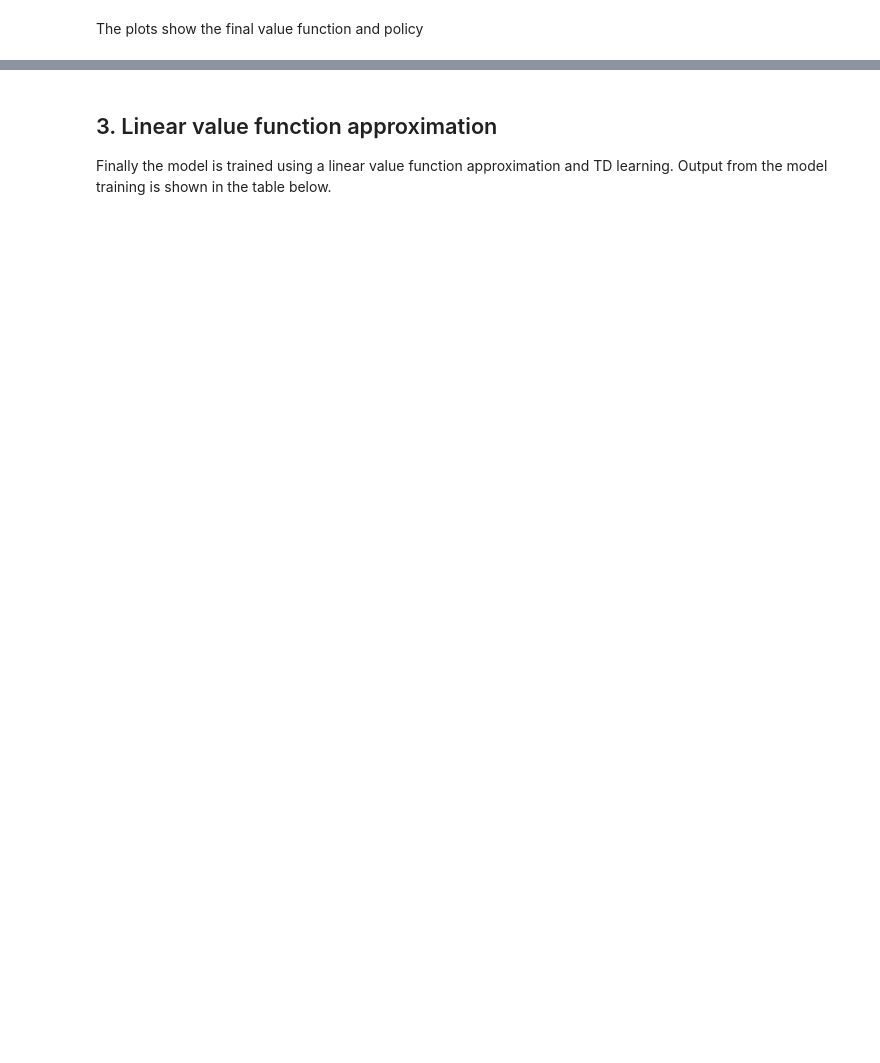
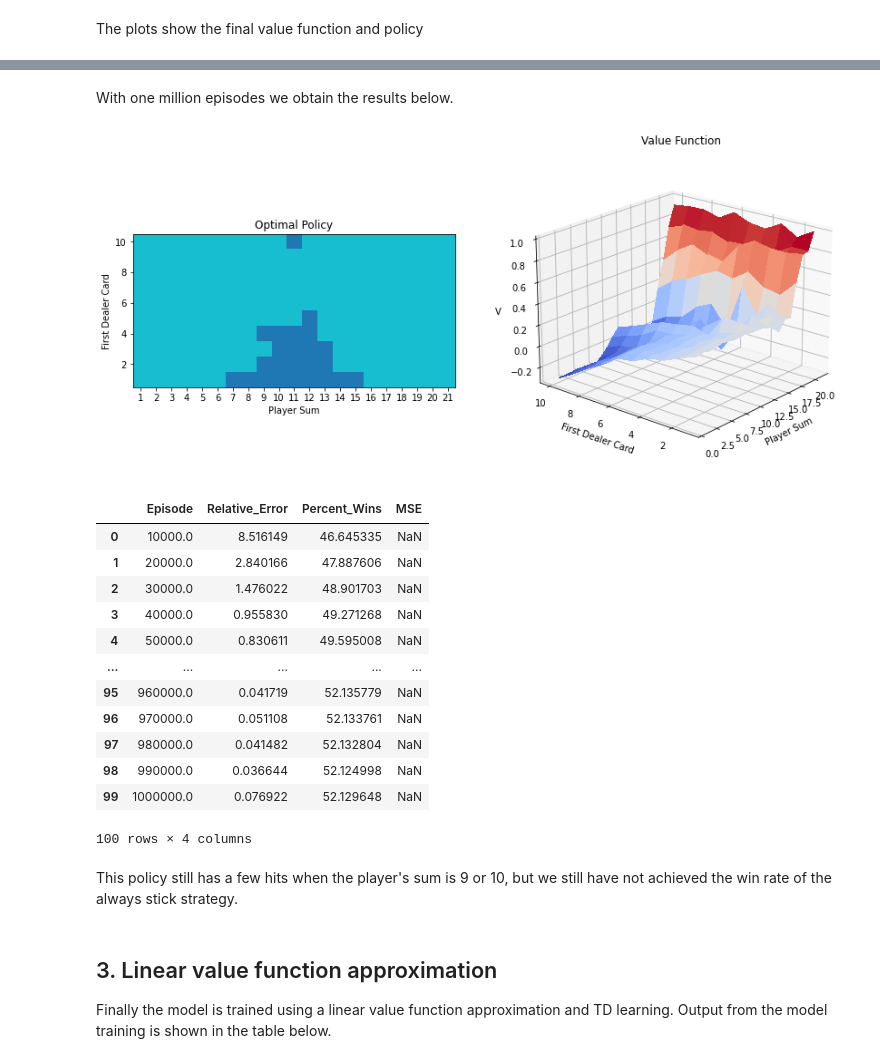
Before and after one commit to paulemms/Easy21Silver, a Jupyter notebook: Easy21.ipynb, the cells around one changed output, grey strips where cells are left out. Saved outputs shown, nothing was run; the diff lists cells and outputs as text; code cells hidden in the pictures; blank space fills up the shorter version.

```diff
--- a/Easy21.ipynb
+++ b/Easy21.ipynb
@@ -55,3 +96,26 @@ plt.plot_value_policy(model)
+# %% [markdown]
+With one million episodes we obtain the results below.
+# %%
+model = td.sarsa0(num_episodes=1000000)
+plt.plot_value_policy(model)
+model.df
+# %% [output]
+[figure, added]
+|  | Episode | Relative_Error | Percent_Wins | MSE |
+| 0 | 10000.0 | 8.516149 | 46.645335 | NaN |
+| 1 | 20000.0 | 2.840166 | 47.887606 | NaN |
+| 2 | 30000.0 | 1.476022 | 48.901703 | NaN |
+| 3 | 40000.0 | 0.955830 | 49.271268 | NaN |
+| 4 | 50000.0 | 0.830611 | 49.595008 | NaN |
+| ... | ... | ... | ... | ... |
+| 95 | 960000.0 | 0.041719 | 52.135779 | NaN |
+| 96 | 970000.0 | 0.051108 | 52.133761 | NaN |
+| 97 | 980000.0 | 0.041482 | 52.132804 | NaN |
+| 98 | 990000.0 | 0.036644 | 52.124998 | NaN |
+| 99 | 1000000.0 | 0.076922 | 52.129648 | NaN |
+100 rows × 4 columns
+# %% [markdown]
+This policy still has a few hits when the player's sum is 9 or 10, but we still have not achieved the win rate of the always stick strategy.
 # %% [markdown]
 ## 3. Linear value function approximation
 
```
Also changed, not shown: parts of 15 cells of this notebook, 5 other files.
